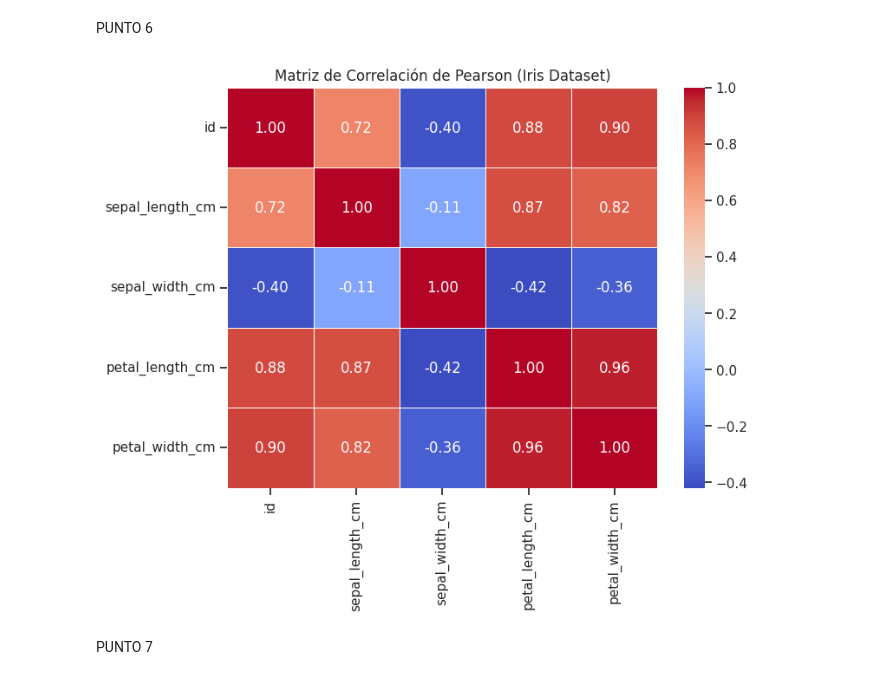
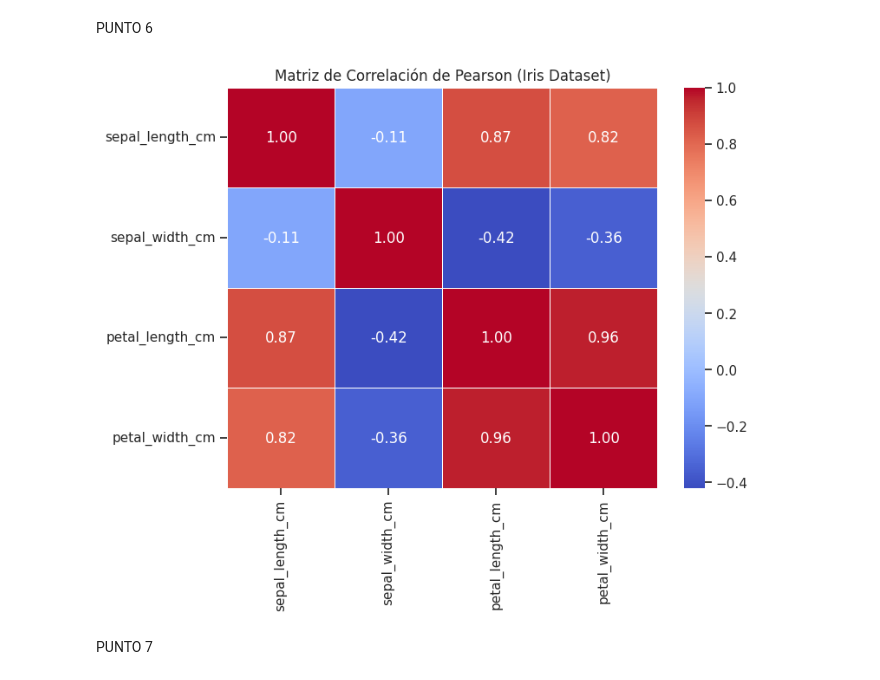
Before and after one commit to winttita/TUIA, a Jupyter notebook: Segundo/Fundamento de Ciencia de Datos/U4 - Visualizacion/practica4.ipynb, the cells around one changed output. Saved outputs shown, nothing was run; the diff lists cells and outputs as text; code cells hidden in the pictures.

```diff
--- a/Segundo/Fundamento de Ciencia de Datos/U4 - Visualizacion/practica4.ipynb
+++ b/Segundo/Fundamento de Ciencia de Datos/U4 - Visualizacion/practica4.ipynb
@@ -604,21 +604,22 @@ plt.show()
 # %% [markdown]
 PUNTO 6
 # %%
-# Calculamos la matriz de correlación, excluímos la columna 'species' porque no es numérica
-matriz_corr = iris.drop(columns='species').corr()
+# Calculamos la matriz de correlación, excluímos la columna 'species' porque no es numérica, y ID porque no tiene sentido cruzarlo
+# con las variables
+matriz_corr = iris.drop(columns=['species', 'id']).corr()
 
 # 2. Creamos el mapa de calor (Correlograma o heatmap)
 plt.figure(figsize=(8, 6))
 sns.heatmap(matriz_corr,
             annot=True,       # Muestra el número dentro de cada celda
             cmap='coolwarm',  # Escala de colores (Rojo=Positivo, Azul=Negativo)
             fmt=".2f",        # Limita a 2 decimales
             linewidths=0.5)   # Agrega una pequeña línea divisoria entre celdas
 
 plt.title('Matriz de Correlación de Pearson (Iris Dataset)')
 plt.show()
 # %% [output]
-[figure, old version]
+[figure, new version]
 # %% [markdown]
 PUNTO 7
 # %% [markdown]
```
Also changed, not shown: parts of 40 cells of this notebook, 1 other file.
